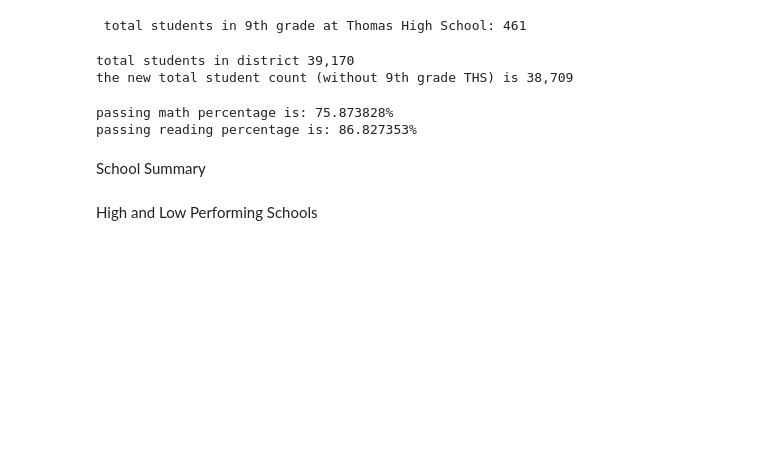
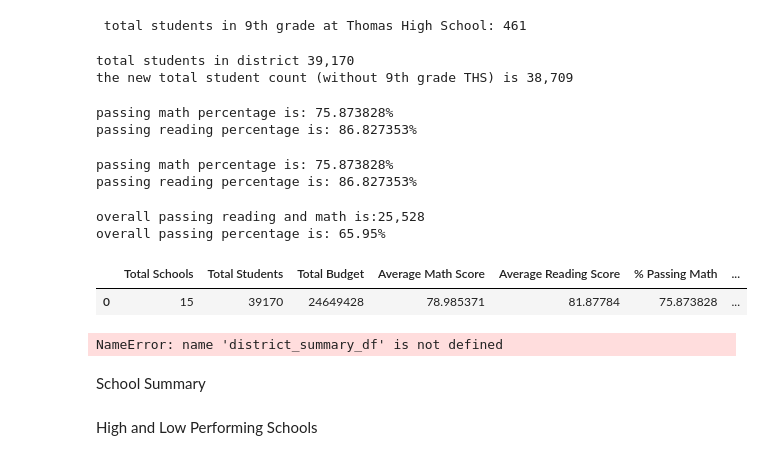
Before and after one commit to ABorden23/School_District_Analysis, a Jupyter notebook: PyCitySchools_Challenge.ipynb, the cells around one changed output. Cells and saved outputs as stored; diff of their text form; code cells hidden in the pictures; blank space fills up the shorter version.

```diff
--- a/PyCitySchools_Challenge.ipynb
+++ b/PyCitySchools_Challenge.ipynb
@@ -224,27 +222,43 @@ passing reading percentage is: 86.827353%
+# %%
+# Step 3. Calculate the passing percentages with the new total student count.
+print(f'passing math percentage is:{passing_math_percentage: 2f}%')
+print(f'passing reading percentage is:{passing_reading_percentage: 2f}%')
+
+# Calculate the students who passed both reading and math.
+passing_math_reading = school_data_complete_df[(school_data_complete_df["math_score"] >= 70)
+                                               & (school_data_complete_df["reading_score"] >= 70)]
+# %% [output]
+passing math percentage is: 75.873828%
+passing reading percentage is: 86.827353%
 # %%
-# Calculate the students who passed both reading and math.
-passing_math_reading = school_data_complete_df[(school_data_complete_df["math_score"] >= 70)
-                                               & (school_data_complete_df["reading_score"] >= 70)]
-
 # Calculate the number of students that passed both reading and math.
 overall_passing_math_reading_count = passing_math_reading["student_name"].count()
-
+print(f'overall passing reading and math is:{overall_passing_math_reading_count:,}')
 
 # Step 4.Calculate the overall passing percentage with new total student count.
+
+overall_passing_percentage = overall_passing_math_reading_count / new_total_student_count * 100
+print(f'overall passing percentage is: {overall_passing_percentage:.2f}%')
+# %% [output]
+overall passing reading and math is:25,528
+overall passing percentage is: 65.95%
+# %%
+# Create a DataFrame
+district_summary_df = pd.DataFrame(
+          [{"Total Schools": school_count,
+          "Total Students": student_count,
+          "Total Budget": total_budget,
+          "Average Math Score": average_math_score,
+          "Average Reading Score": average_reading_score,
+          "% Passing Math": passing_math_percentage,
+         "% Passing Reading": passing_reading_percentage,
+        "% Overall Passing": overall_passing_percentage}])
+
+district_summary_df
+# %% [output]
+|  | Total Schools | Total Students | Total Budget | Average Math Score | Average Reading Score | % Passing Math | ... |
+| 0 | 15 | 39170 | 24649428 | 78.985371 | 81.87784 | 75.873828 | ... |
 # %%
-# Create a DataFrame
-district_summary_df = pd.DataFrame(
-          [{"Total Schools": school_count,
-          "Total Students": student_count,
-          "Total Budget": total_budget,
-          "Average Math Score": average_math_score,
-          "Average Reading Score": average_reading_score,
-          "% Passing Math": passing_math_percentage,
-         "% Passing Reading": passing_reading_percentage,
-        "% Overall Passing": overall_passing_percentage}])
-
-
-
 # Format the "Total Students" to have the comma for a thousands separator.
 district_summary_df["Total Students"] = district_summary_df["Total Students"].map("{:,}".format)
 # Format the "Total Budget" to have the comma for a thousands separator, a decimal separator and a "$".
@@ -258,6 +272,8 @@ district_summary_df["% Overall Passing"] = district_summary_df["% Overall Passin
 
 # Display the data frame
 district_summary_df
+# %% [output]
+NameError: name 'district_summary_df' is not defined
 # %% [markdown]
 School Summary
 # %%
```
Also changed, not shown: parts of 1 cell of this notebook.
